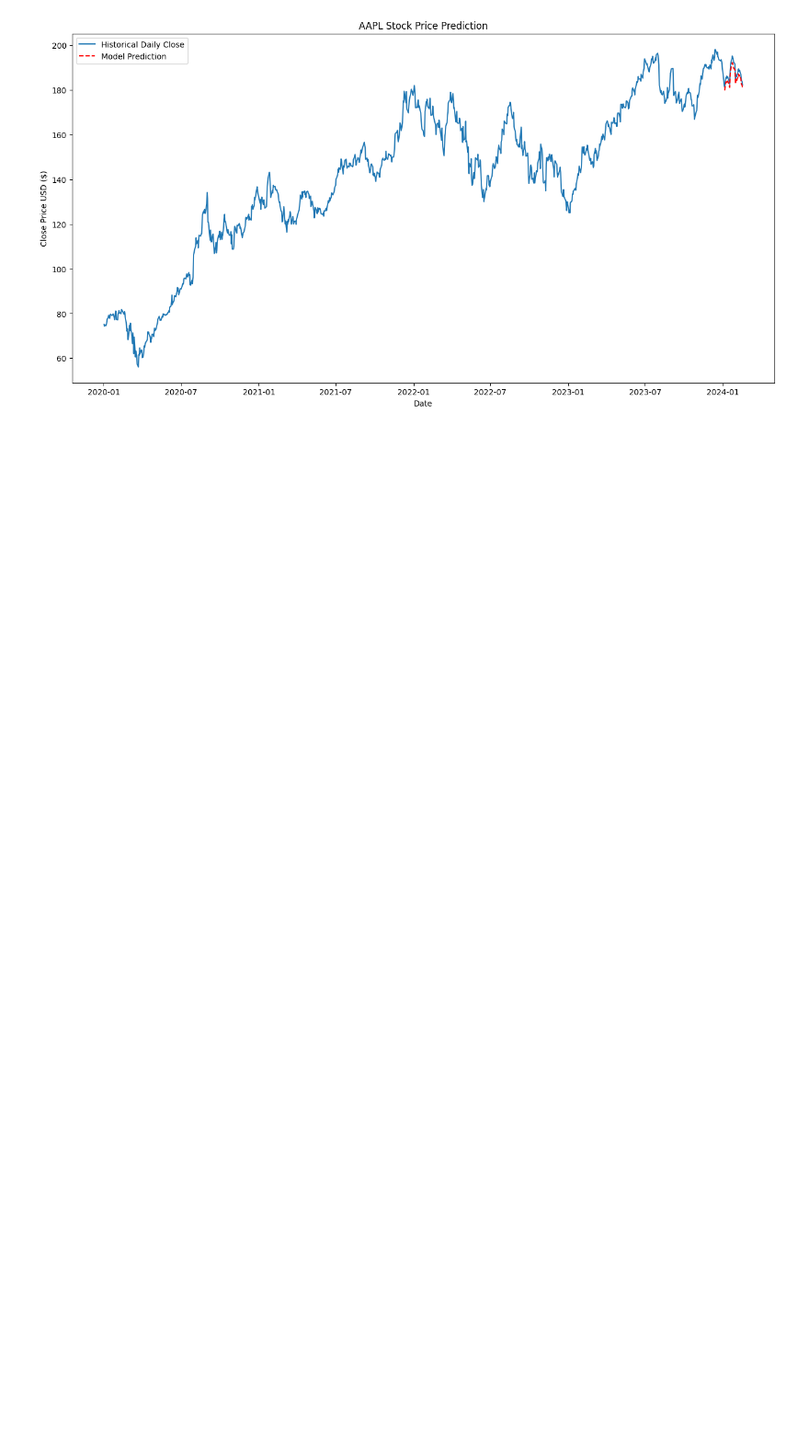
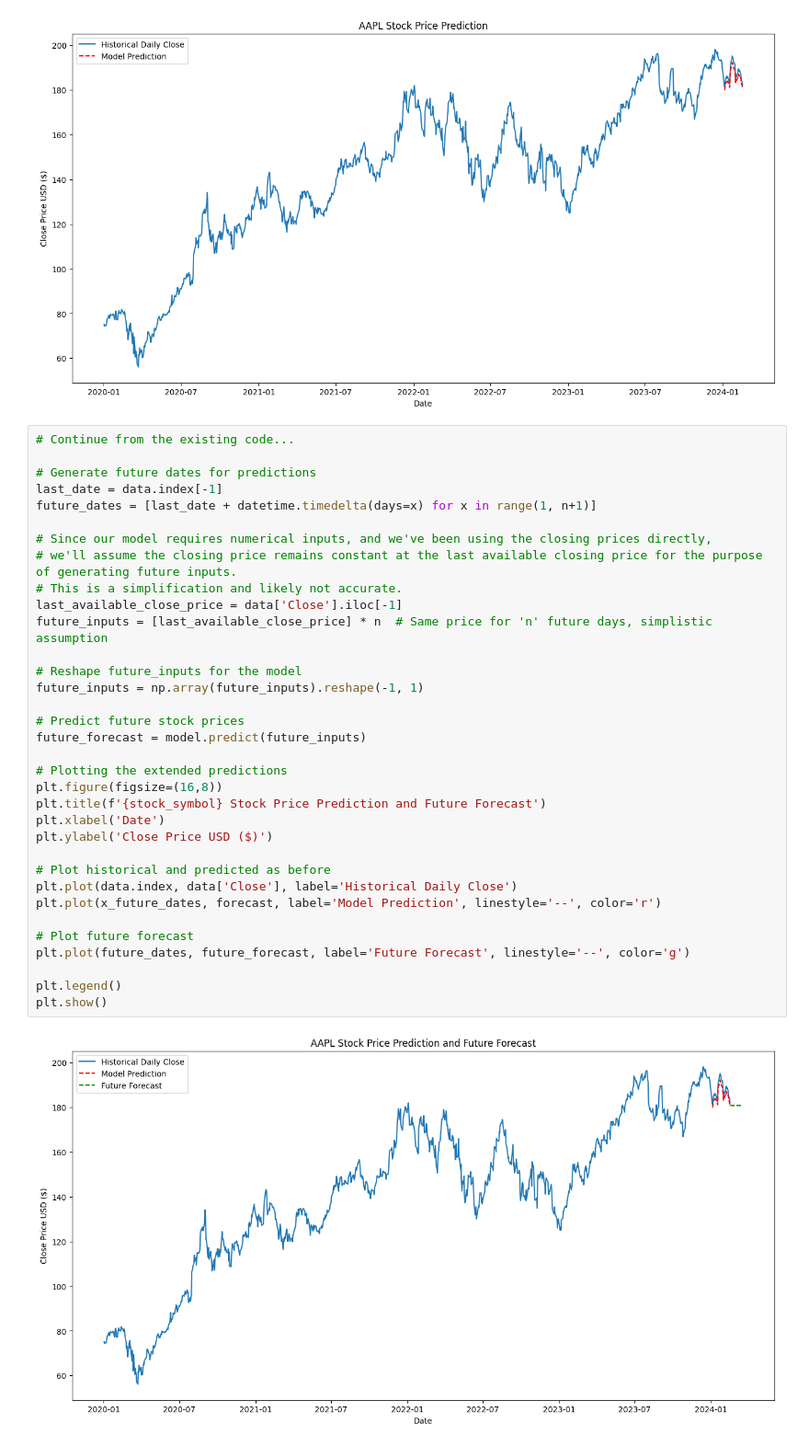
Before and after one commit to brimell/stocker, a Jupyter notebook: stocker.ipynb, the cells around one changed output. Shown at 92% size. Saved outputs shown, nothing was run; the diff lists cells and outputs as text; blank space fills up the shorter version.

```diff
--- a/stocker.ipynb
+++ b/stocker.ipynb
@@ -84,3 +84,39 @@ plt.legend()
 plt.show()
 # %% [output]
 [figure]
+# %%
+# Continue from the existing code...
+
+# Generate future dates for predictions
+last_date = data.index[-1]
+future_dates = [last_date + datetime.timedelta(days=x) for x in range(1, n+1)]
+
+# Since our model requires numerical inputs, and we've been using the closing prices directly,
+# we'll assume the closing price remains constant at the last available closing price for the purpose of generating future inputs.
+# This is a simplification and likely not accurate.
+last_available_close_price = data['Close'].iloc[-1]
+future_inputs = [last_available_close_price] * n  # Same price for 'n' future days, simplistic assumption
+
+# Reshape future_inputs for the model
+future_inputs = np.array(future_inputs).reshape(-1, 1)
+
+# Predict future stock prices
+future_forecast = model.predict(future_inputs)
+
+# Plotting the extended predictions
+plt.figure(figsize=(16,8))
+plt.title(f'{stock_symbol} Stock Price Prediction and Future Forecast')
+plt.xlabel('Date')
+plt.ylabel('Close Price USD ($)')
+
+# Plot historical and predicted as before
+plt.plot(data.index, data['Close'], label='Historical Daily Close')
+plt.plot(x_future_dates, forecast, label='Model Prediction', linestyle='--', color='r')
+
+# Plot future forecast
+plt.plot(future_dates, future_forecast, label='Future Forecast', linestyle='--', color='g')
+
+plt.legend()
+plt.show()
+# %% [output]
+[figure, added]
```
